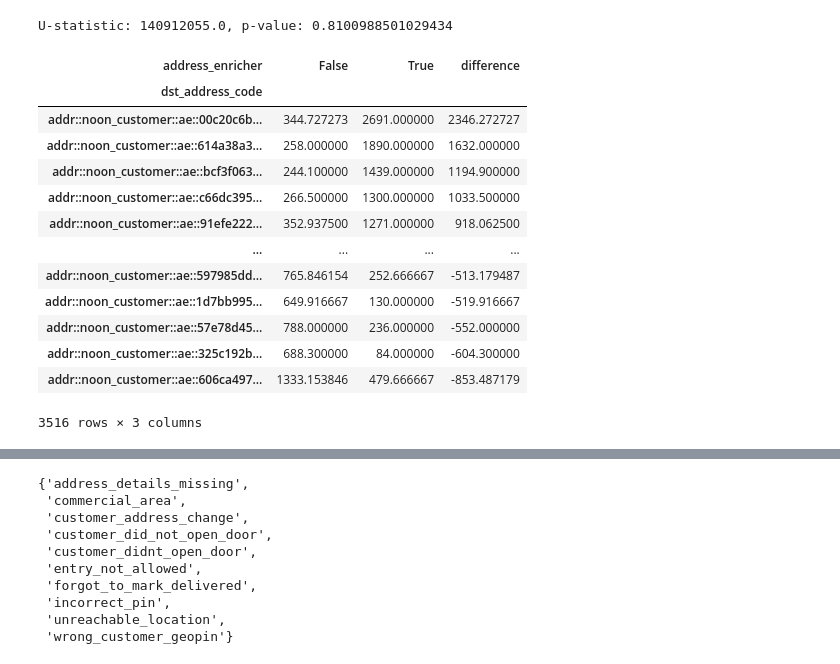
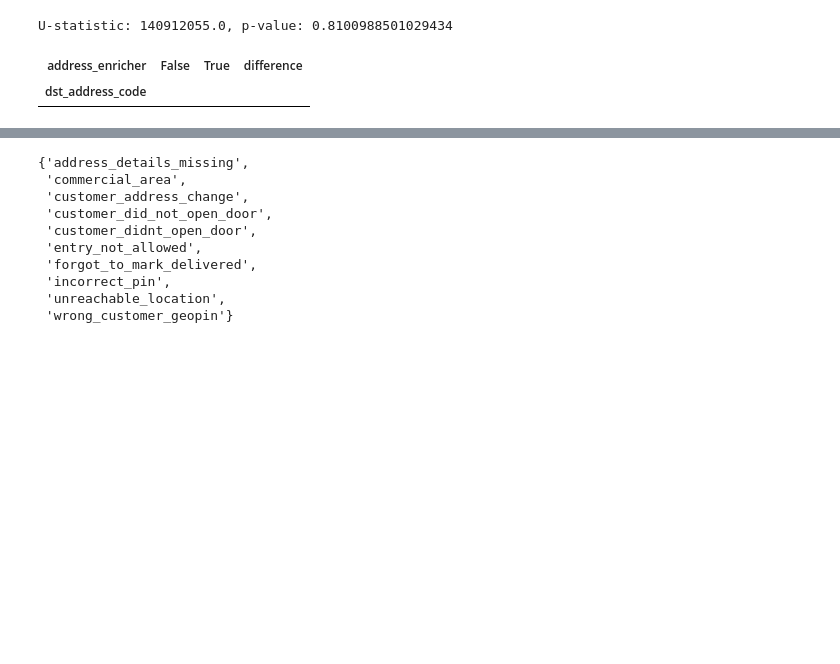
Before and after one commit to MohamdFekry/Parking-Enricher, a Jupyter notebook: test_data_analsis.ipynb, the cells around one changed output, grey strips where cells are left out. Cells and saved outputs as stored; diff of their text form; code cells hidden in the pictures; blank space fills up the shorter version.

```diff
--- a/test_data_analsis.ipynb
+++ b/test_data_analsis.ipynb
@@ -964,26 +970,14 @@ U-statistic: 140912055.0, p-value: 0.8100988501029434
 # %%
 import pprint
 # %%
-df_grouped = df_combined.groupby(['dst_address_code', 'address_enricher'])['handover_time'].mean().unstack()
+df_grouped = df_both.groupby(['dst_address_code', 'address_enricher'])['handover_time_seconds'].mean().unstack()
 df_grouped['difference'] = df_grouped[True] - df_grouped[False]
 df_grouped = df_grouped.dropna()
 
 df_grouped.sort_values('difference', ascending=False)   # worst deteriorations
 # %% [output]
 | address_enricher | False | True | difference |
 | dst_address_code |  |  |  |
-| addr::noon_customer::ae::00c20c6b... | 344.727273 | 2691.000000 | 2346.272727 |
-| addr::noon_customer::ae::614a38a3... | 258.000000 | 1890.000000 | 1632.000000 |
-| addr::noon_customer::ae::bcf3f063... | 244.100000 | 1439.000000 | 1194.900000 |
-| addr::noon_customer::ae::c66dc395... | 266.500000 | 1300.000000 | 1033.500000 |
-| addr::noon_customer::ae::91efe222... | 352.937500 | 1271.000000 | 918.062500 |
-| ... | ... | ... | ... |
-| addr::noon_customer::ae::597985dd... | 765.846154 | 252.666667 | -513.179487 |
-| addr::noon_customer::ae::1d7bb995... | 649.916667 | 130.000000 | -519.916667 |
-| addr::noon_customer::ae::57e78d45... | 788.000000 | 236.000000 | -552.000000 |
-| addr::noon_customer::ae::325c192b... | 688.300000 | 84.000000 | -604.300000 |
-| addr::noon_customer::ae::606ca497... | 1333.153846 | 479.666667 | -853.487179 |
-3516 rows × 3 columns
 # %%
 df_grouped.sort_values('difference', ascending=True)  # best improvements
 # %% [output]
```
Also changed, not shown: parts of 14 cells of this notebook.
